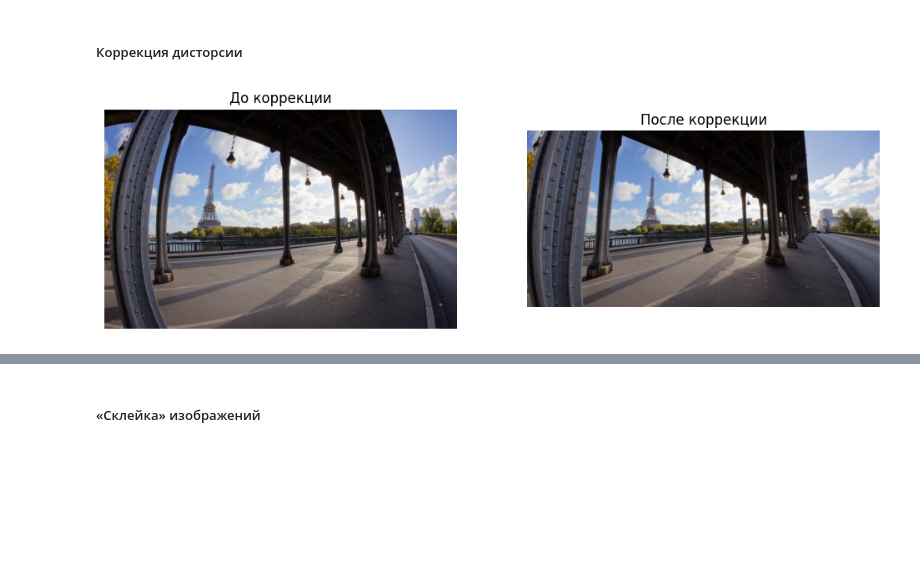
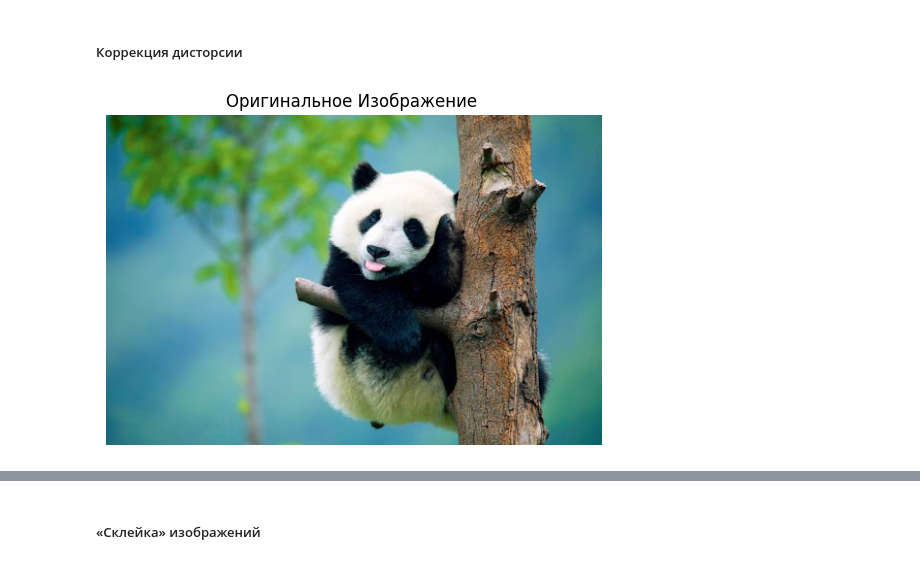
Before and after one commit to xiangxiang3451/CV_labs, a Jupyter notebook: lab3.ipynb, the cells around one changed output, grey strips where cells are left out. Cells and saved outputs as stored; diff of their text form; code cells hidden in the pictures; blank space fills up the shorter version.

```diff
--- a/lab3.ipynb
+++ b/lab3.ipynb
@@ -112,50 +117,12 @@ plt.show()
 [figure]
 # %% [markdown]
 ##### Коррекция дисторсии
-# %%
-# Функция для коррекции дисторсии
-def correct_distortion(img, K, D):
-    h, w = img.shape[:2]
-
-    # Определяем новые параметры камеры
-    new_camera_matrix, roi = cv2.getOptimalNewCameraMatrix(K, D, (w, h), 1, (w, h))
-
-    # Корректируем дисторсию
-    undistorted_img = cv2.undistort(img, K, D, None, new_camera_matrix)
-    x, y, w, h = roi
-    undistorted_img = undistorted_img[y:y+h, x:x+w]
-
-    return undistorted_img
-
-# Загрузим изображение с бочкообразной дисторсией
-image = cv2.imread('img_3.png')
-
-# Камера параметры
-K = np.array([[800, 0, image.shape[1]//2],   # Фокальная длина в пикселях
-              [0, 800, image.shape[0]//2],
-              [0, 0, 1]])
-
-# Коэффициенты дисторсии: D = [k1, k2, p1, p2, k3]
-# Увеличим k1 и k2 до больших значений для сильного бочкообразного эффекта
-D = np.array([-0.9, 0.6, 0, 0])  # Сильная бочкообразная дисторсия
-
-# Применим коррекцию дисторсии
-undistorted_image = correct_distortion(image, K, D)
-
-# Отобразим результат
-plt.figure(figsize=(12,6))
-
-# Исходное изображение с дисторсией
-plt.subplot(1, 2, 1)
-plt.imshow(cv2.cvtColor(image, cv2.COLOR_BGR2RGB))
-plt.title('До коррекции')
-plt.axis('off')
-
-# Исправленное изображение
-plt.subplot(1, 2, 2)
-plt.imshow(cv2.cvtColor(undistorted_image, cv2.COLOR_BGR2RGB))
-plt.title('После коррекции')
-plt.axis('off')
-plt.show()
-# %% [output]
-[figure, removed]
+# %%
+I = cv2.imread("img_2.png")
+I = cv2.cvtColor(I, cv2.COLOR_BGR2RGB)
+plt.imshow(I)
+plt.title('Оригинальное Изображение ')
+plt.axis('off')
+plt.show()
+# %% [output]
+[figure, added]
```
Also changed, not shown: parts of 2 cells of this notebook.
